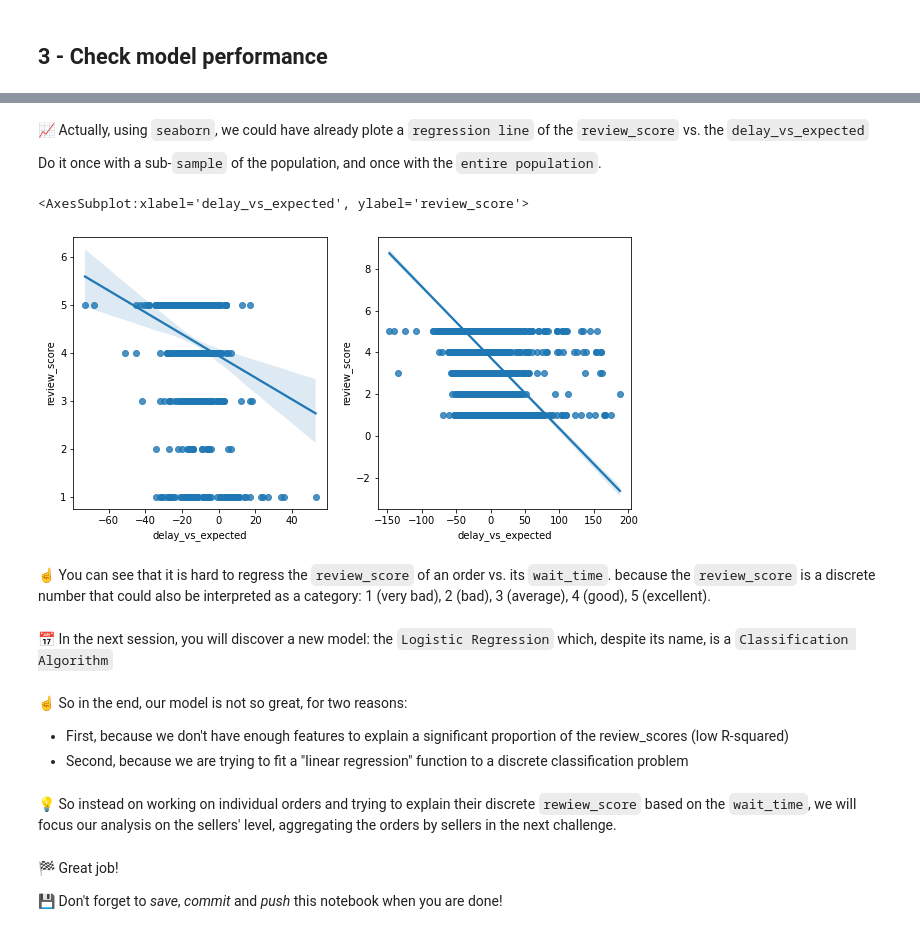
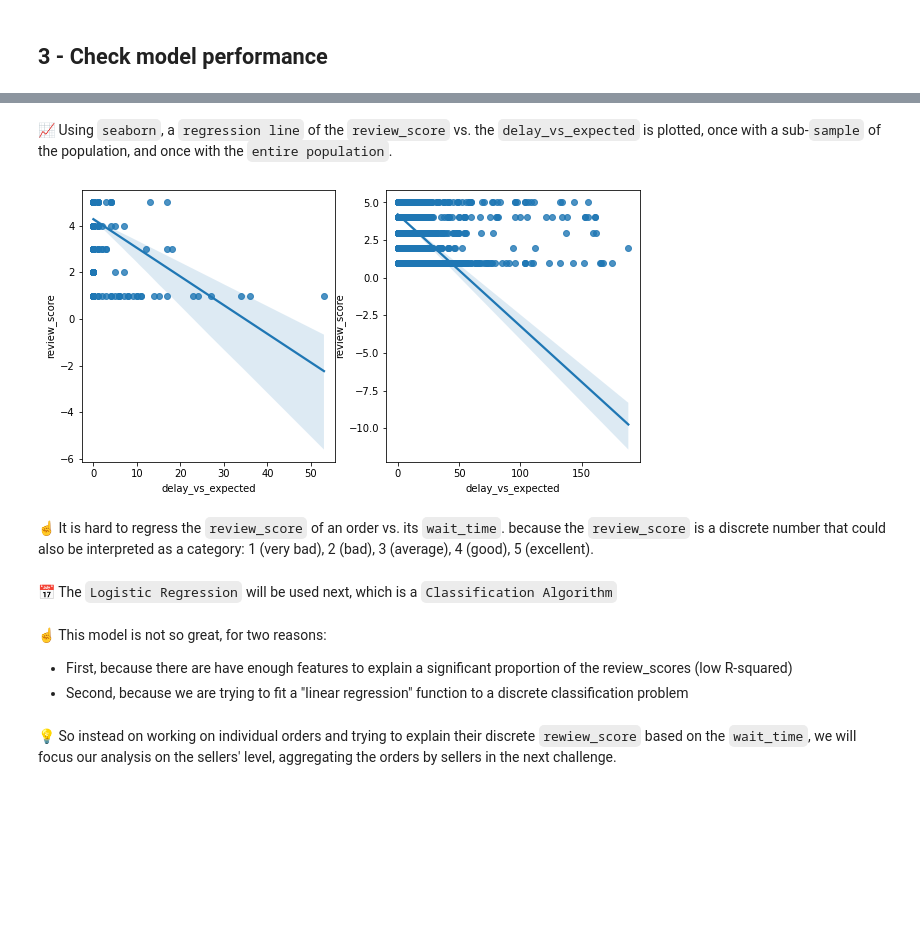
Before and after one commit to chongxe1991/olist_data_analysis, a Jupyter notebook: orders_regression.ipynb, the cells around one changed output, grey strips where cells are left out. Cells and saved outputs as stored; diff of their text form; code cells hidden in the pictures; blank space fills up the shorter version.

```diff
--- a/orders_regression.ipynb
+++ b/orders_regression.ipynb
@@ -21 +16,3 @@ orders = Order().get_training_data(with_distance_seller_customer=True)
+# %%
+orders = Order().get_training_data()
 # %% [markdown]
@@ -204,10 +173,16 @@ orders
 # %%
-orders["wait_time1"] = (orders["wait_time"] - orders["wait_time"].mean())/orders["wait_time"].std()
-orders["delay_vs_expected1"] = (orders["delay_vs_expected"] - orders["delay_vs_expected"].mean())/orders["delay_vs_expected"].std()
-orders["price1"] = (orders["price"] - orders["price"].mean())/orders["price"].std()
-orders["distance_seller_customer1"] = (orders["distance_seller_customer"] - orders["distance_seller_customer"].mean())/orders["distance_seller_customer"].std()
-orders["number_of_products1"] = (orders["number_of_products"] - orders["number_of_products"].mean())/orders["number_of_products"].std()
-orders["number_of_sellers1"] = (orders["number_of_sellers"] - orders["number_of_sellers"].mean())/orders["number_of_sellers"].std()
+orders["wait_time_scaled"] = (orders["wait_time"] - orders["wait_time"].mean())/orders["wait_time"].std()
+
+orders["delay_vs_expected_scaled"] = (orders["delay_vs_expected"] - orders["delay_vs_expected"].mean())/orders["delay_vs_expected"].std()
+
+orders["price_scaled"] = (orders["price"] - orders["price"].mean())/orders["price"].std()
+
+orders["distance_seller_customer_scaled"] = (orders["distance_seller_customer"] - orders["distance_seller_customer"].mean())/orders["distance_seller_customer"].std()
+
+orders["number_of_products_scaled"] = (orders["number_of_products"] - orders["number_of_products"].mean())/orders["number_of_products"].std()
+
+orders["number_of_sellers_scaled"] = (orders["number_of_sellers"] - orders["number_of_sellers"].mean())/orders["number_of_sellers"].std()
+
 orders
 # %% [output]
 |  | order_id | wait_time | expected_wait_time | delay_vs_expected | order_status | dim_is_five_star | ... |
@@ -336,28 +329,24 @@ sns.histplot(predicted_review_score, bins = 10)
 # %% [markdown]
-📈 Actually, using `seaborn`, we could have already plote a `regression line` of the `review_score` vs. the `delay_vs_expected`
-
-Do it once with a sub-`sample` of the population, and once with the `entire population`.
+📈 Using `seaborn`, a `regression line` of the `review_score` vs. the `delay_vs_expected` is plotted, once with a sub-`sample` of the population, and once with the `entire population`.
 # %%
-orders1 = orders.sample(1000, random_state = 42)
+orders_subsample = orders.sample(1000, random_state = 42)
+
 plt.figure(figsize = (10,5))
+
 plt.subplot(1,2,1)
-sns.regplot(x = "delay_vs_expected", y = "review_score", data = orders1)
+sns.regplot(x = "delay_vs_expected", y = "review_score", data = orders_subsample)
+
 plt.subplot(1,2,2)
-sns.regplot(x = "delay_vs_expected", y = "review_score", data = orders)
+sns.regplot(x = "delay_vs_expected", y = "review_score", data = orders);
 # %% [output]
-<AxesSubplot:xlabel='delay_vs_expected', ylabel='review_score'>
-[figure, old version]
+[figure, new version]
 # %% [markdown]
-☝️ You can see that it is hard to regress the `review_score` of an order vs. its `wait_time`. because the `review_score` is a discrete number that could also be interpreted as a category: 1 (very bad), 2 (bad), 3 (average), 4 (good), 5 (excellent).
+☝️ It is hard to regress the `review_score` of an order vs. its `wait_time`. because the `review_score` is a discrete number that could also be interpreted as a category: 1 (very bad), 2 (bad), 3 (average), 4 (good), 5 (excellent).
 # %% [markdown]
-📅 In the next session, you will discover a new model: the `Logistic Regression` which, despite its name, is a `Classification Algorithm`
+📅 The `Logistic Regression` will be used next, which is a `Classification Algorithm`
 # %% [markdown]
-☝️ So in the end, our model is not so great, for two reasons:
-- First, because we don't have enough features to explain a significant proportion of the review_scores (low R-squared)
+☝️ This model is not so great, for two reasons:
+- First, because there are have enough features to explain a significant proportion of the review_scores (low R-squared)
 - Second, because we are trying to fit a "linear regression" function to a discrete classification problem
 # %% [markdown]
 💡 So instead on working on individual orders and trying to explain their discrete `rewiew_score` based on the `wait_time`, we will focus our analysis on the sellers' level, aggregating the orders by sellers in the next challenge.
-# %% [markdown]
-🏁 Great job!
-
-💾 Don't forget to *save*, *commit* and *push* this notebook when you are done!
```
Also changed, not shown: parts of 36 cells of this notebook.
